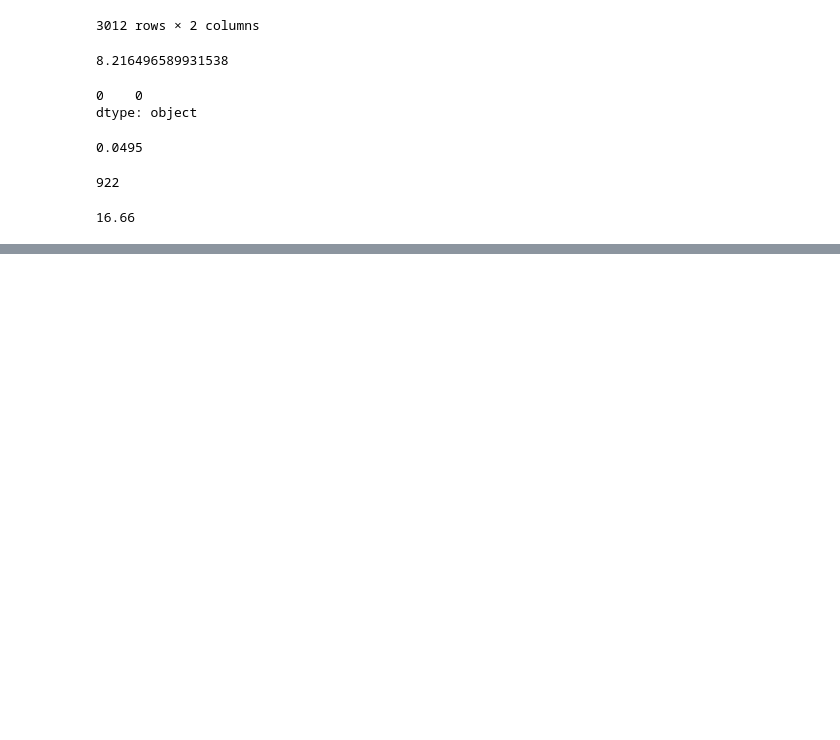
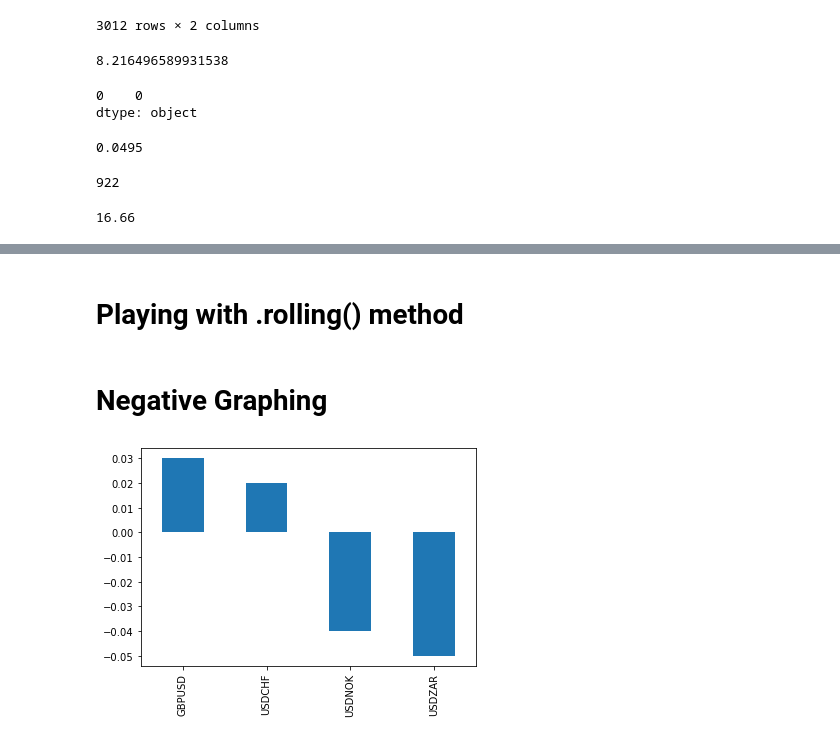
Before and after one commit to Kiran-Sawant/Python_learning_curve, a Jupyter notebook: Modules/pandas/experiment.ipynb, the cells around one changed output, grey strips where cells are left out. Drawn from its saved outputs; the diff is of its cells as text; code cells hidden in the pictures; blank space fills up the shorter version.

Commit message:
Graphing negative values

```diff
--- a/Modules/pandas/experiment.ipynb
+++ b/Modules/pandas/experiment.ipynb
@@ -136,0 +224,2 @@ df['%Change'][922]
+# %% [markdown]
+# Playing with .rolling() method
@@ -136,0 +238,14 @@ df['%Change'][922]
+# %% [markdown]
+# Negative Graphing
+# %%
+fx = {'GBPUSD': 0.03,
+      'USDCHF': 0.02,
+      'USDNOK': -0.04,
+      'USDZAR': -0.05}
+# %%
+fxSeries = pd.Series(fx)
+# %%
+fxSeries.plot(kind='bar')
+plt.show()
+# %% [output]
+[figure, added]
```
Also changed, not shown: parts of 14 cells of this notebook.
